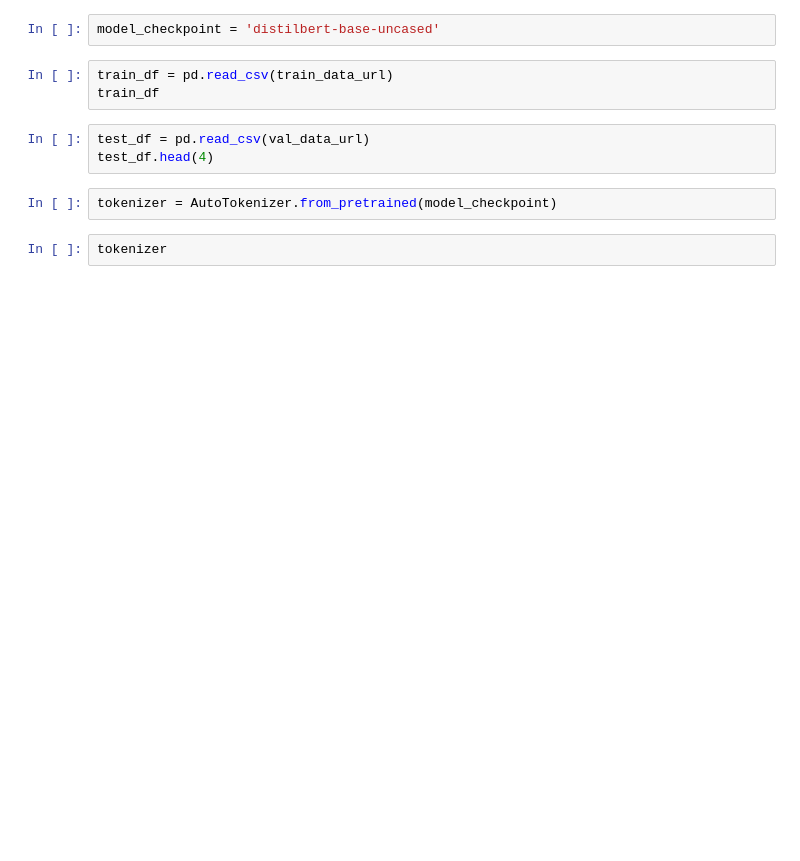
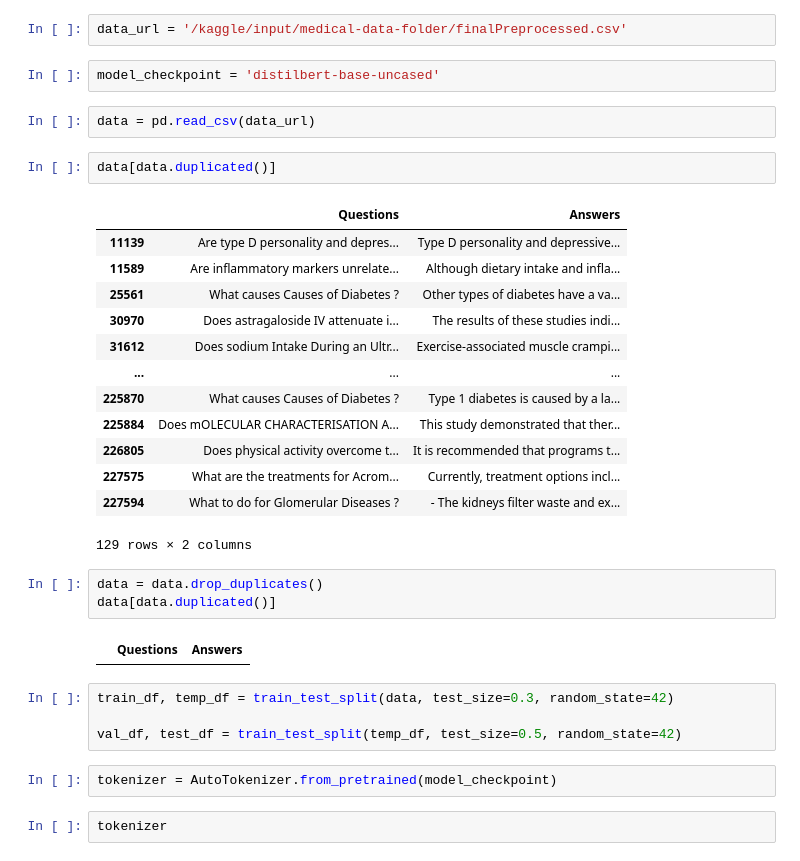
Before and after one commit to PremKumar-V/NLP_Projects, a Jupyter notebook: medicalchatbot.ipynb, the cells around one changed output. Saved outputs shown, nothing was run; the diff lists cells and outputs as text; blank space fills up the shorter version.

Commit message:
Kaggle Notebook | MedicalChatbot | Version 2

```diff
--- a/medicalchatbot.ipynb
+++ b/medicalchatbot.ipynb
@@ -27,11 +42,34 @@ val_data_url = '/kaggle/input/medical-chatbot-dataset/validation_data_chatbot.cs
+# %%
+data_url = '/kaggle/input/medical-data-folder/finalPreprocessed.csv'
 # %%
 model_checkpoint = 'distilbert-base-uncased'
-# %%
-train_df = pd.read_csv(train_data_url)
-train_df
-# %%
-test_df = pd.read_csv(val_data_url)
-test_df.head(4)
+# %%
+data = pd.read_csv(data_url)
+# %%
+data[data.duplicated()]
+# %% [output]
+|  | Questions | Answers |
+| 11139 | Are type D personality and depres... | Type D personality and depressive... |
+| 11589 | Are inflammatory markers unrelate... | Although dietary intake and infla... |
+| 25561 | What causes Causes of Diabetes ? | Other types of diabetes have a va... |
+| 30970 | Does astragaloside IV attenuate i... | The results of these studies indi... |
+| 31612 | Does sodium Intake During an Ultr... | Exercise-associated muscle crampi... |
+| ... | ... | ... |
+| 225870 | What causes Causes of Diabetes ? | Type 1 diabetes is caused by a la... |
+| 225884 | Does mOLECULAR CHARACTERISATION A... | This study demonstrated that ther... |
+| 226805 | Does physical activity overcome t... | It is recommended that programs t... |
+| 227575 | What are the treatments for Acrom... | Currently, treatment options incl... |
+| 227594 | What to do for Glomerular Diseases ? | - The kidneys filter waste and ex... |
+129 rows × 2 columns
+# %%
+data = data.drop_duplicates()
+data[data.duplicated()]
+# %% [output]
+|  | Questions | Answers |
+# %%
+train_df, temp_df = train_test_split(data, test_size=0.3, random_state=42)
+
+val_df, test_df = train_test_split(temp_df, test_size=0.5, random_state=42)
 # %%
 tokenizer = AutoTokenizer.from_pretrained(model_checkpoint)
 # %%
```
Also changed, not shown: parts of 21 cells of this notebook.
